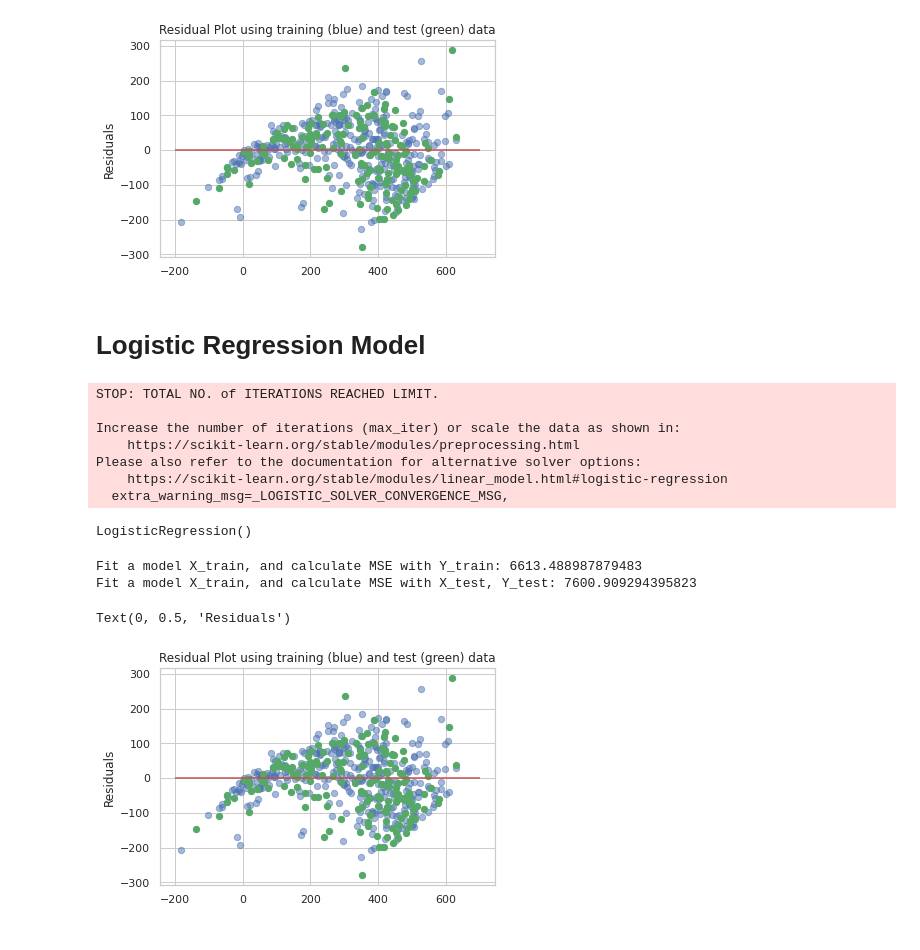
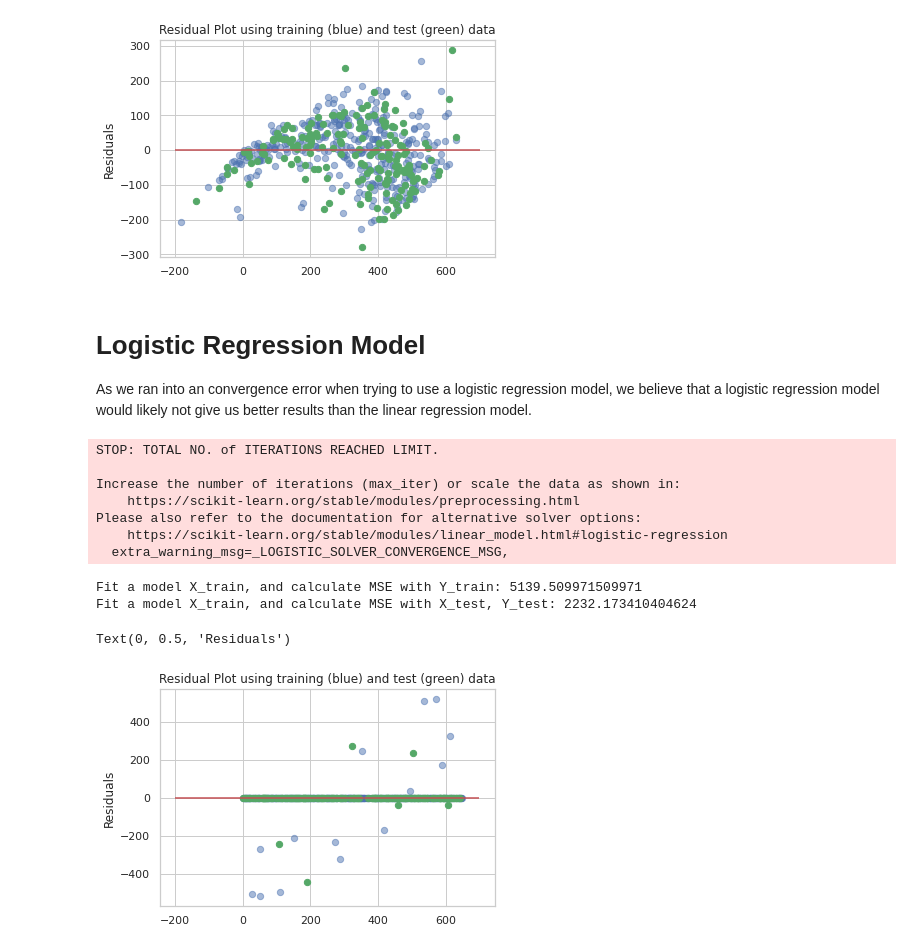
Before and after one commit to dli10/college-rankings-forbes-2019, a Jupyter notebook: PredictRankings.ipynb, the cells around one changed output. Drawn from its saved outputs; the diff is of its cells as text; code cells hidden in the pictures.

```diff
--- a/PredictRankings.ipynb
+++ b/PredictRankings.ipynb
@@ -518,12 +525,14 @@ plt.ylabel('Residuals')
 # %% [output]
 Text(0, 0.5, 'Residuals')
 [figure]
-# %% [markdown]
-# Logistic Regression Model
+# %% [markdown]
+# Logistic Regression Model
+
+As we ran into an convergence error when trying to use a logistic regression model, we believe that a logistic regression model would likely not give us better results than the linear regression model.
 # %%
 from sklearn.linear_model import LogisticRegression
 logreg = LogisticRegression()
-lm.fit(X, forbes_num['Rank'])
+logreg.fit(X, forbes_num['Rank'])
 pred_train = logreg.predict(X_train)
 pred_test = logreg.predict(X_test)
 # %% [output]
@@ -534,19 +543,18 @@ Increase the number of iterations (max_iter) or scale the data as shown in:
 Please also refer to the documentation for alternative solver options:
     https://scikit-learn.org/stable/modules/linear_model.html#logistic-regression
   extra_warning_msg=_LOGISTIC_SOLVER_CONVERGENCE_MSG,
-LogisticRegression()
 # %%
-print("Fit a model X_train, and calculate MSE with Y_train:", np.mean((Y_train - lm.predict(X_train)) ** 2))
-print("Fit a model X_train, and calculate MSE with X_test, Y_test:", np.mean((Y_test - lm.predict(X_test)) ** 2))
+print("Fit a model X_train, and calculate MSE with Y_train:", np.mean((Y_train - logreg.predict(X_train)) ** 2))
+print("Fit a model X_train, and calculate MSE with X_test, Y_test:", np.mean((Y_test - logreg.predict(X_test)) ** 2))
 # %% [output]
-Fit a model X_train, and calculate MSE with Y_train: 6613.488987879483
-Fit a model X_train, and calculate MSE with X_test, Y_test: 7600.909294395823
+Fit a model X_train, and calculate MSE with Y_train: 5139.509971509971
+Fit a model X_train, and calculate MSE with X_test, Y_test: 2232.173410404624
 # %%
-plt.scatter(lm.predict(X_train), lm.predict(X_train) - Y_train, c='b', s=40, alpha=0.5)
-plt.scatter(lm.predict(X_test), lm.predict(X_test) - Y_test, c='g', s=40)
+plt.scatter(logreg.predict(X_train), logreg.predict(X_train) - Y_train, c='b', s=40, alpha=0.5)
+plt.scatter(logreg.predict(X_test), logreg.predict(X_test) - Y_test, c='g', s=40)
 plt.hlines(y = 0, xmin=-200, xmax = 700, colors='r')
 plt.title('Residual Plot using training (blue) and test (green) data')
 plt.ylabel('Residuals')
 # %% [output]
 Text(0, 0.5, 'Residuals')
-[figure, old version]
+[figure, new version]
```
Also changed, not shown: parts of 6 cells of this notebook.
